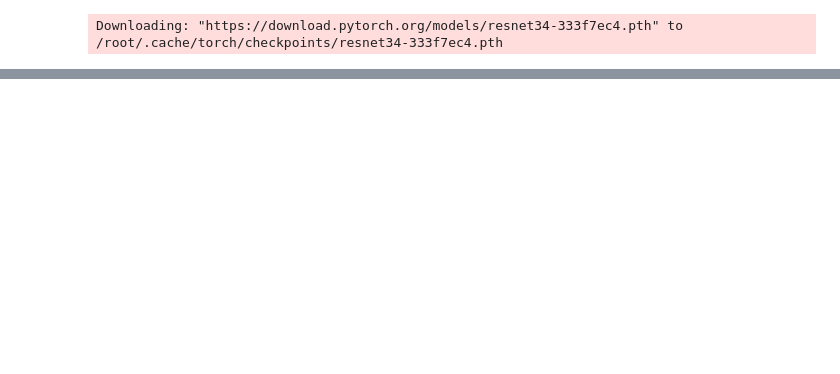
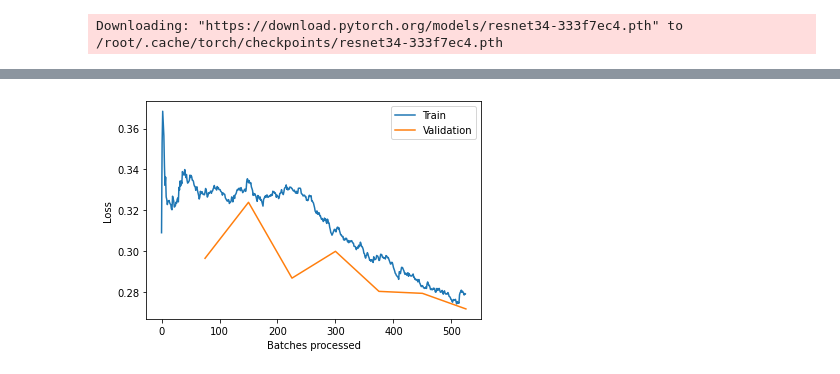
Before and after one commit to patchu-madathil/FastAI, a Jupyter notebook: camvidimagesegmentation.ipynb, the cells around one changed output, grey strips where cells are left out. Drawn from its saved outputs; the diff is of its cells as text; code cells hidden in the pictures; blank space fills up the shorter version.

```diff
--- a/camvidimagesegmentation.ipynb
+++ b/camvidimagesegmentation.ipynb
@@ -170,2 +173,6 @@ learner.fit_one_cycle(7,slice(lrs))
+# %%
+learner.recorder.plot_losses()
+# %% [output]
+[figure, added]
 # %%
 fbeta??
```
Also changed, not shown: parts of 15 cells of this notebook.
